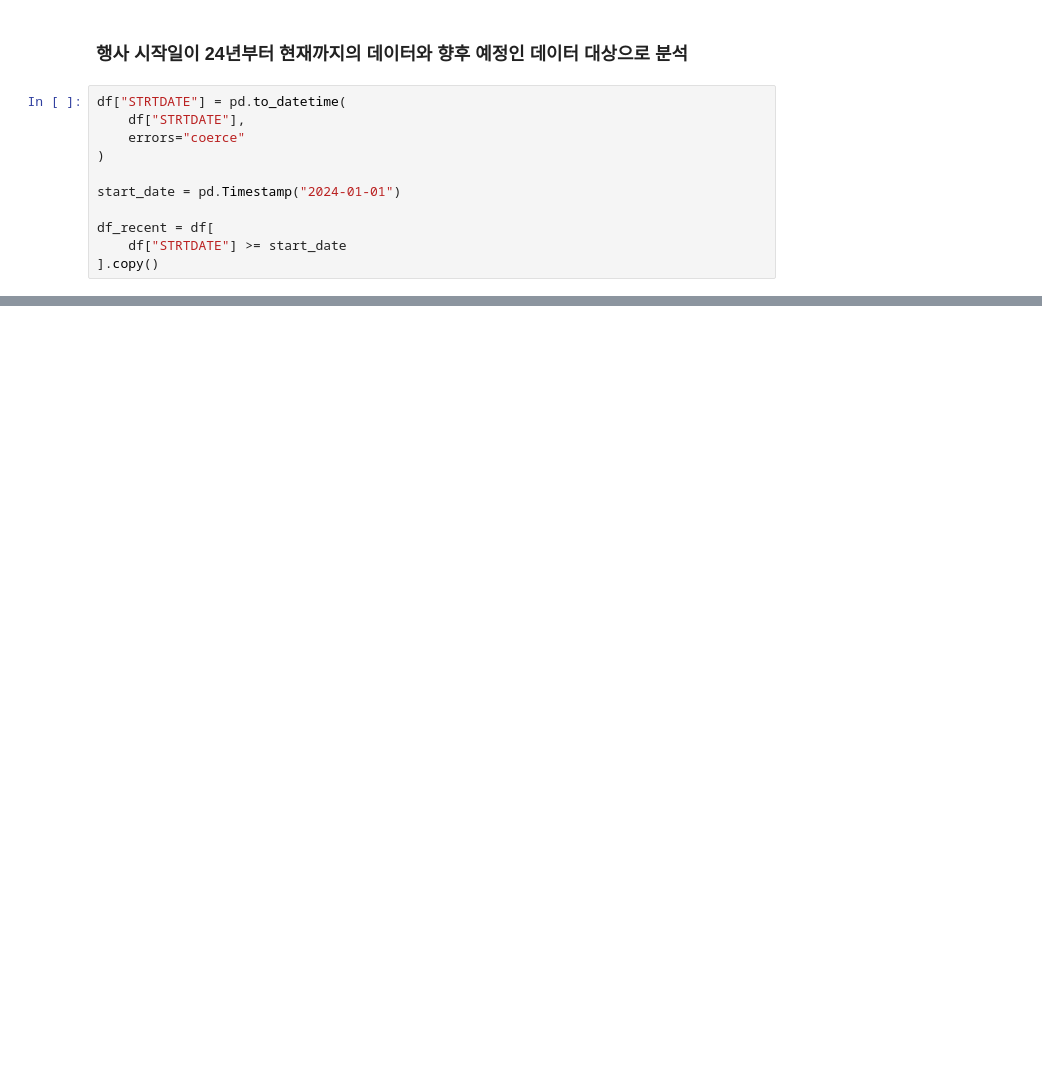
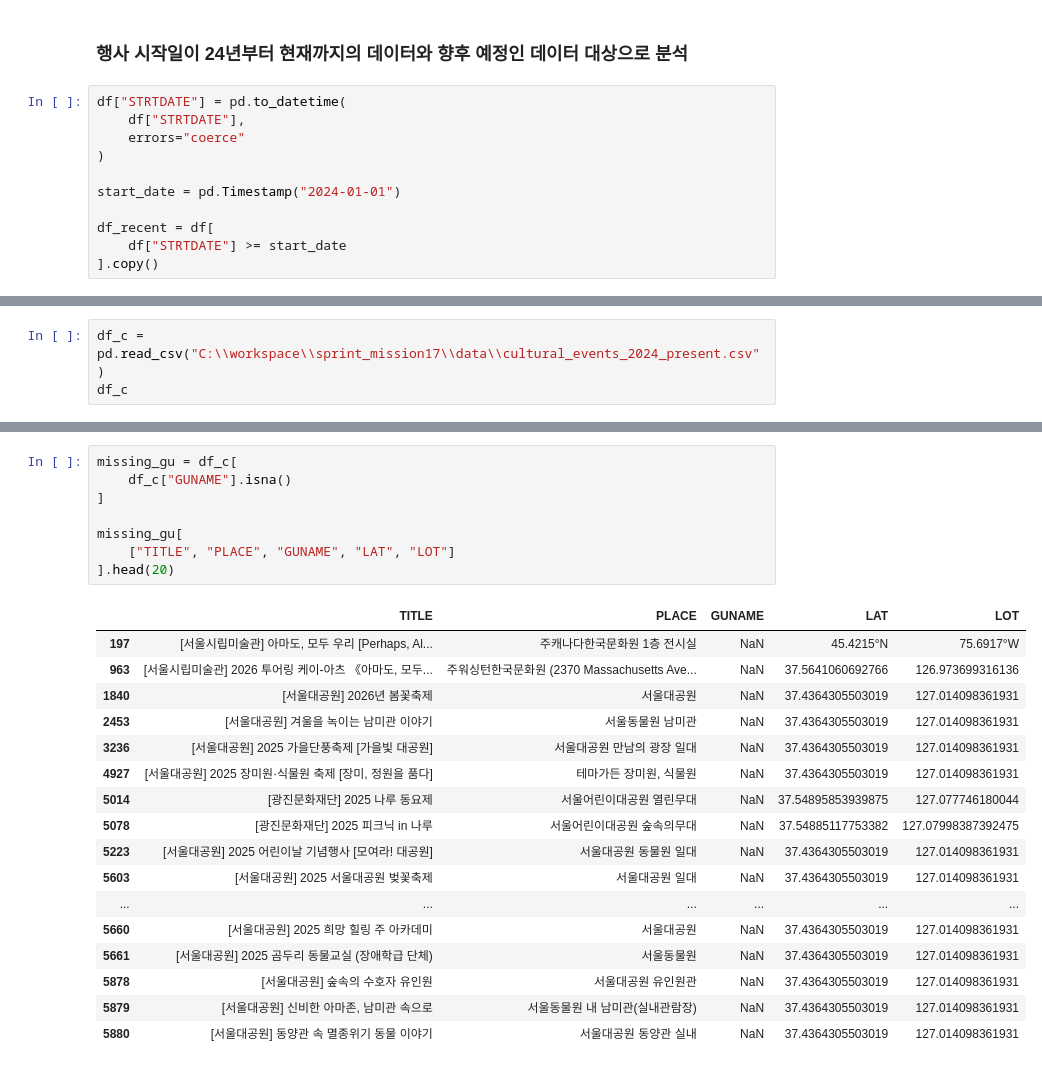
Before and after one commit to kkw5389-collab/sprint_mission17, a Jupyter notebook: notebooks/mission17.ipynb, the cells around one changed output, grey strips where cells are left out. Saved outputs shown, nothing was run; the diff lists cells and outputs as text; blank space fills up the shorter version.

```diff
--- a/notebooks/mission17.ipynb
+++ b/notebooks/mission17.ipynb
@@ -289 +313,4 @@ df_recent.to_csv(
 )
+# %%
+df_c = pd.read_csv("C:\\workspace\\sprint_mission17\\data\\cultural_events_2024_present.csv")
+df_c
@@ -289,0 +378,26 @@ df_recent.to_csv(
+# %%
+missing_gu = df_c[
+    df_c["GUNAME"].isna()
+]
+
+missing_gu[
+    ["TITLE", "PLACE", "GUNAME", "LAT", "LOT"]
+].head(20)
+# %% [output]
+|  | TITLE | PLACE | GUNAME | LAT | LOT |
+| 197 | [서울시립미술관] 아마도, 모두 우리 [Perhaps, Al... | 주캐나다한국문화원 1층 전시실 | NaN | 45.4215°N | 75.6917°W |
+| 963 | [서울시립미술관] 2026 투어링 케이-아츠 《아마도, 모두... | 주워싱턴한국문화원 (2370 Massachusetts Ave... | NaN | 37.5641060692766 | 126.973699316136 |
+| 1840 | [서울대공원] 2026년 봄꽃축제 | 서울대공원 | NaN | 37.4364305503019 | 127.014098361931 |
+| 2453 | [서울대공원] 겨울을 녹이는 남미관 이야기 | 서울동물원 남미관 | NaN | 37.4364305503019 | 127.014098361931 |
+| 3236 | [서울대공원] 2025 가을단풍축제 [가을빛 대공원] | 서울대공원 만남의 광장 일대 | NaN | 37.4364305503019 | 127.014098361931 |
+| 4927 | [서울대공원] 2025 장미원·식물원 축제 [장미, 정원을 품다] | 테마가든 장미원, 식물원 | NaN | 37.4364305503019 | 127.014098361931 |
+| 5014 | [광진문화재단] 2025 나루 동요제 | 서울어린이대공원 열린무대 | NaN | 37.54895853939875 | 127.077746180044 |
+| 5078 | [광진문화재단] 2025 피크닉 in 나루 | 서울어린이대공원 숲속의무대 | NaN | 37.54885117753382 | 127.07998387392475 |
+| 5223 | [서울대공원] 2025 어린이날 기념행사 [모여라! 대공원] | 서울대공원 동물원 일대 | NaN | 37.4364305503019 | 127.014098361931 |
+| 5603 | [서울대공원] 2025 서울대공원 벚꽃축제 | 서울대공원 일대 | NaN | 37.4364305503019 | 127.014098361931 |
+| ... | ... | ... | ... | ... | ... |
+| 5660 | [서울대공원] 2025 희망 힐링 주 아카데미 | 서울대공원 | NaN | 37.4364305503019 | 127.014098361931 |
+| 5661 | [서울대공원] 2025 곰두리 동물교실 (장애학급 단체) | 서울동물원 | NaN | 37.4364305503019 | 127.014098361931 |
+| 5878 | [서울대공원] 숲속의 수호자 유인원 | 서울대공원 유인원관 | NaN | 37.4364305503019 | 127.014098361931 |
+| 5879 | [서울대공원] 신비한 아마존, 남미관 속으로 | 서울동물원 내 남미관(실내관람장) | NaN | 37.4364305503019 | 127.014098361931 |
+| 5880 | [서울대공원] 동양관 속 멸종위기 동물 이야기 | 서울대공원 동양관 실내 | NaN | 37.4364305503019 | 127.014098361931 |
```
Also changed, not shown: parts of 50 cells of this notebook.
